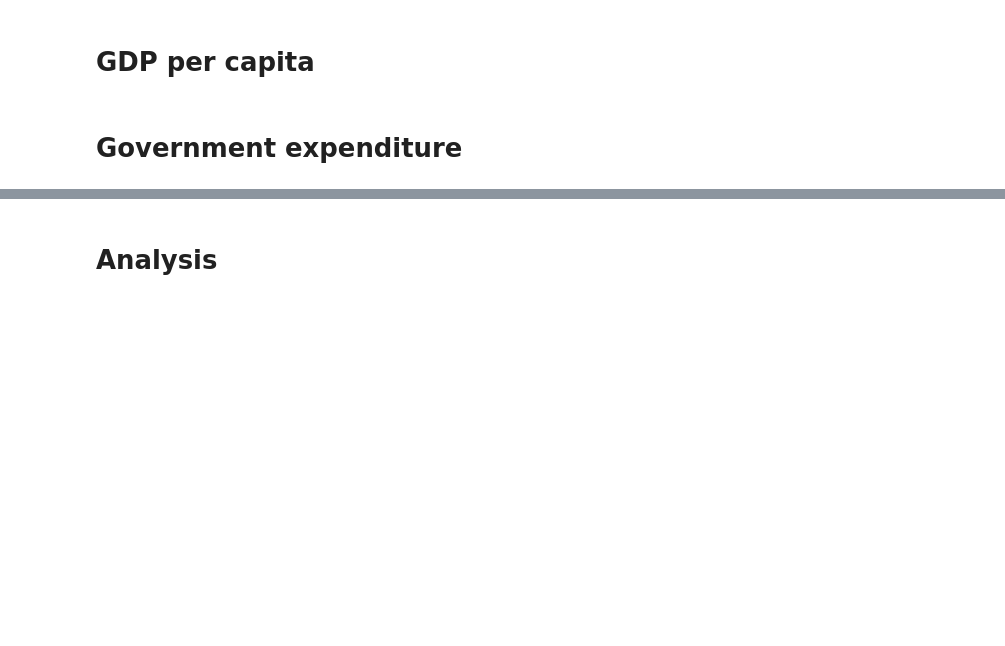
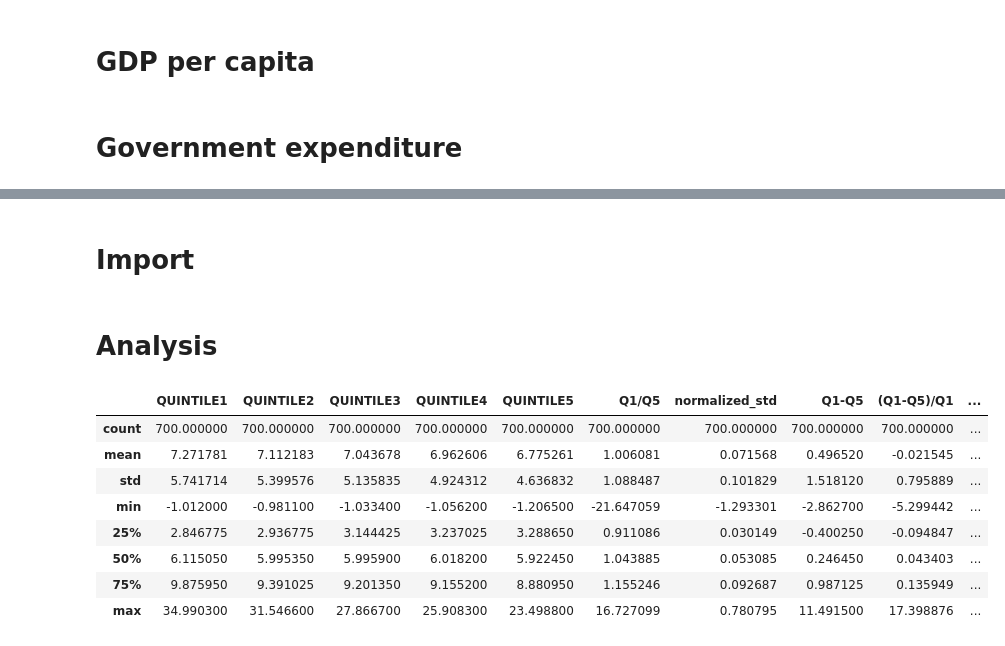
Before and after one commit to rm951/memoireESCP, a Jupyter notebook: figure13.ipynb, the cells around one changed output, grey strips where cells are left out. Saved outputs shown, nothing was run; the diff lists cells and outputs as text; code cells hidden in the pictures; blank space fills up the shorter version.

```diff
--- a/figure13.ipynb
+++ b/figure13.ipynb
@@ -183,2 +194,29 @@ df_inflation_by_quintile = df_inflation_by_quintile.merge(right=gov_exp_social,
+# %%
+df_inflation_by_quintile = df_inflation_by_quintile.merge(poverty, on="geo")
+# %% [markdown]
+# Import
+# %%
+code = "TET00004"
+importation = eurostat.get_data_df(code=code, filter_pars={"startPeriod":"2011", "endPeriod":"2021"})
+
+
+importation = importation.rename(columns={"geo\TIME_PERIOD":"geo", "2021": "importation"})
+importation = importation.loc[:, ["geo", "importation"]]
+# %%
+df_inflation_by_quintile = df_inflation_by_quintile.merge(importation, on="geo")
 # %% [markdown]
 # Analysis
+# %%
+df_inflation_by_quintile = df_inflation_by_quintile.dropna()
+# %%
+df_inflation_by_quintile.describe()
+# %% [output]
+|  | QUINTILE1 | QUINTILE2 | QUINTILE3 | QUINTILE4 | QUINTILE5 | Q1/Q5 | normalized_std | Q1-Q5 | (Q1-Q5)/Q1 | ... |
+| count | 700.000000 | 700.000000 | 700.000000 | 700.000000 | 700.000000 | 700.000000 | 700.000000 | 700.000000 | 700.000000 | ... |
+| mean | 7.271781 | 7.112183 | 7.043678 | 6.962606 | 6.775261 | 1.006081 | 0.071568 | 0.496520 | -0.021545 | ... |
+| std | 5.741714 | 5.399576 | 5.135835 | 4.924312 | 4.636832 | 1.088487 | 0.101829 | 1.518120 | 0.795889 | ... |
+| min | -1.012000 | -0.981100 | -1.033400 | -1.056200 | -1.206500 | -21.647059 | -1.293301 | -2.862700 | -5.299442 | ... |
+| 25% | 2.846775 | 2.936775 | 3.144425 | 3.237025 | 3.288650 | 0.911086 | 0.030149 | -0.400250 | -0.094847 | ... |
+| 50% | 6.115050 | 5.995350 | 5.995900 | 6.018200 | 5.922450 | 1.043885 | 0.053085 | 0.246450 | 0.043403 | ... |
+| 75% | 9.875950 | 9.391025 | 9.201350 | 9.155200 | 8.880950 | 1.155246 | 0.092687 | 0.987125 | 0.135949 | ... |
+| max | 34.990300 | 31.546600 | 27.866700 | 25.908300 | 23.498800 | 16.727099 | 0.780795 | 11.491500 | 17.398876 | ... |
```
Also changed, not shown: parts of 24 cells of this notebook.
